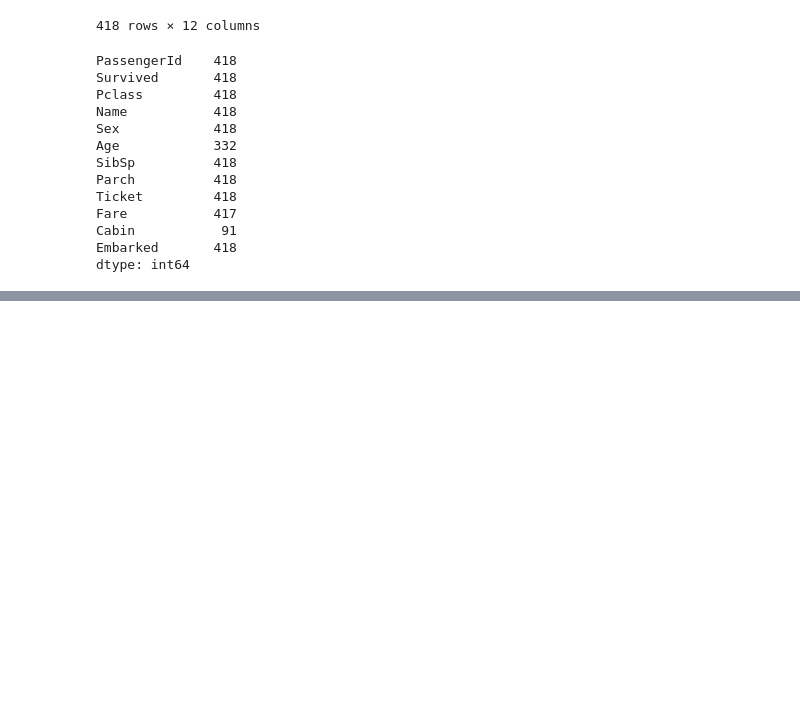
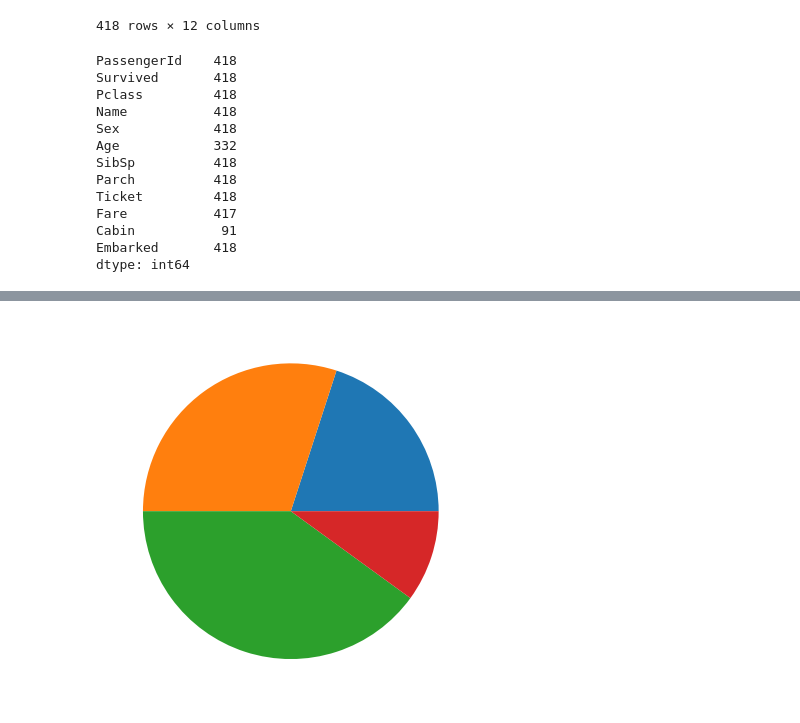
Before and after one commit to gtksolutionstraining/CodinGrad-FDS-4, a Jupyter notebook: Pandas.ipynb, the cells around one changed output, grey strips where cells are left out. Drawn from its saved outputs; the diff is of its cells as text; code cells hidden in the pictures; blank space fills up the shorter version.

```diff
--- a/Pandas.ipynb
+++ b/Pandas.ipynb
@@ -359,0 +486,5 @@ dtype: int64
+# %%
+plt.pie([20,30,40,10])
+plt.show()
+# %% [output]
+[figure, added]
```
Also changed, not shown: parts of 26 cells of this notebook, 2 other files.
